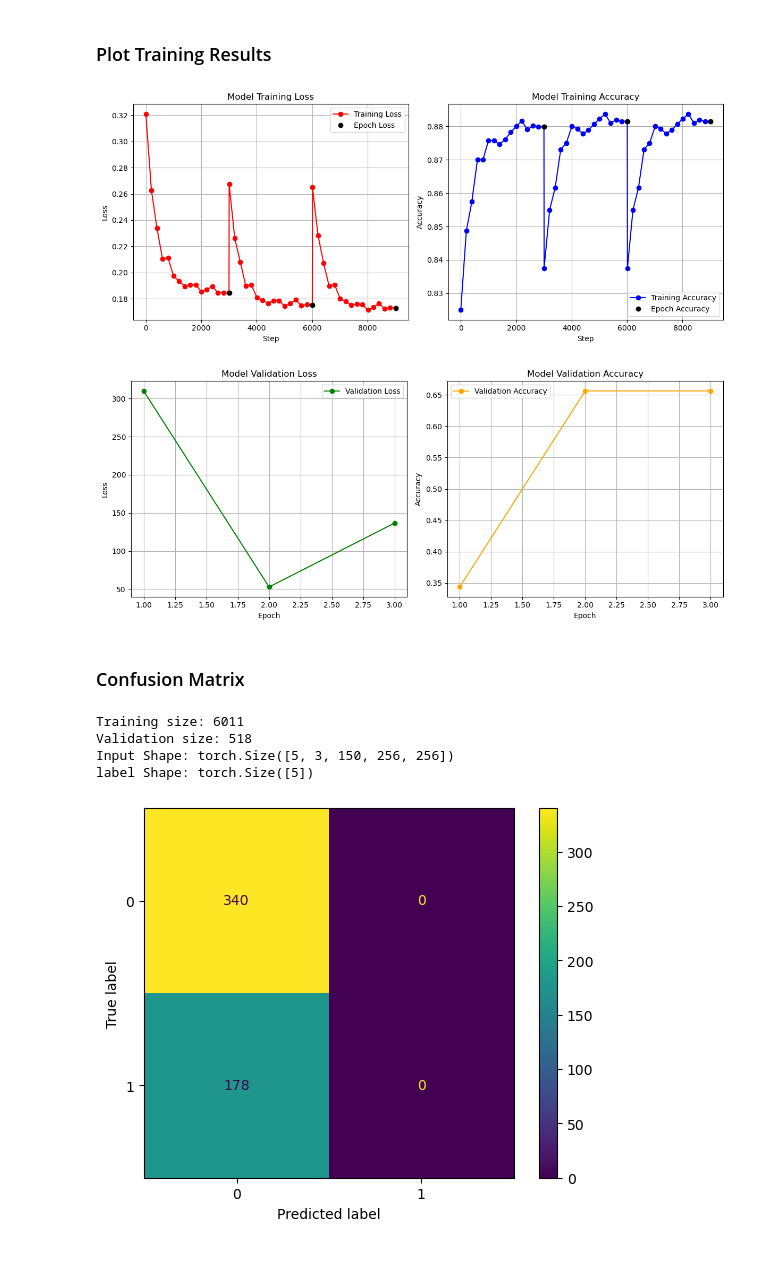
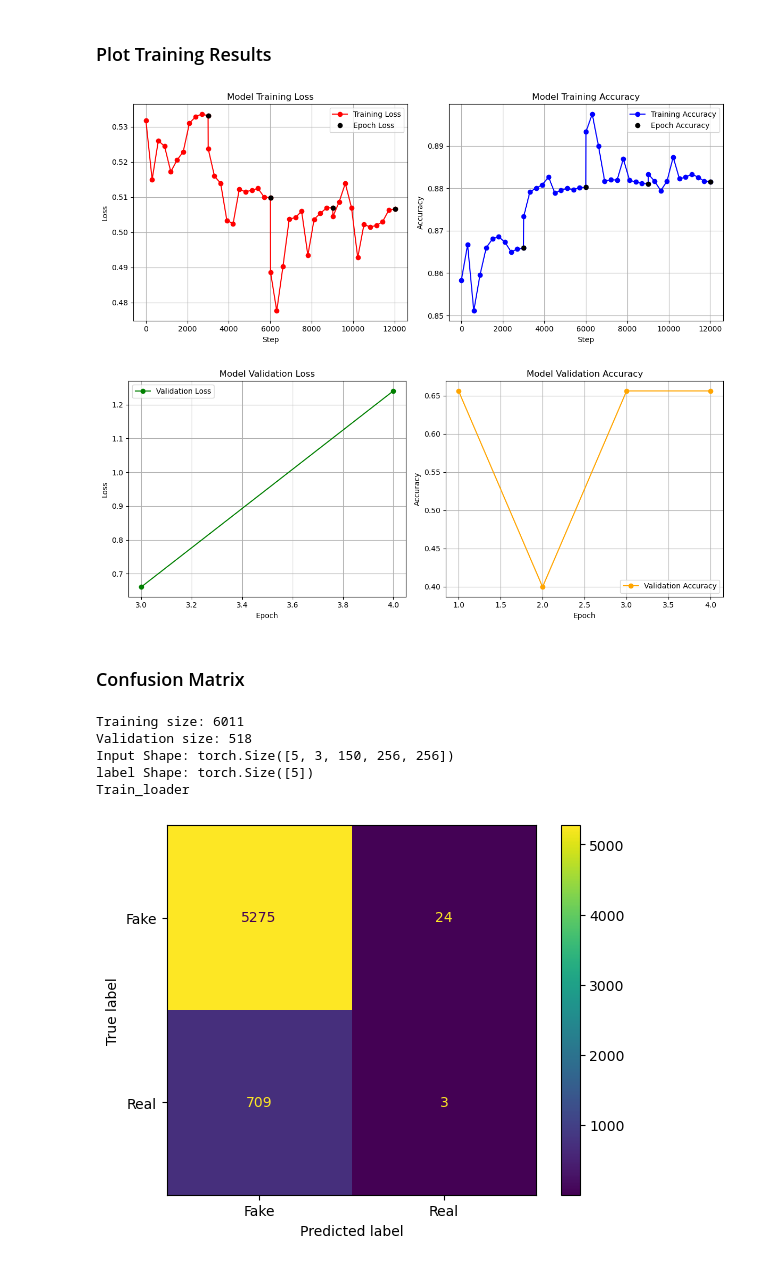
Before and after one commit to ftvs/maliciousai, a Jupyter notebook: s3d.ipynb, the cells around one changed output. Cells and saved outputs as stored; diff of their text form; code cells hidden in the pictures.

Commit message:
- trained 2nd version of model

```diff
--- a/s3d.ipynb
+++ b/s3d.ipynb
@@ -251,7 +308,7 @@ step_range = np.array([])
 # print(epochs)
 
 for i in epochs:
-    range = np.arange(start=((i-1)*3006), stop=i*3006, step=200)
+    range = np.arange(start=((i-1)*3006), stop=i*3006, step=300)
     step_range = np.append(step_range,range).astype(int)
 
 # print(step_range)
@@ -306,24 +363,25 @@ plt.legend()
 plt.tight_layout()
 plt.show()
 # %% [output]
-[figure, old version]
+[figure, new version]
-[figure, old version]
+[figure, new version]
 # %% [markdown]
 ### Confusion Matrix
 # %%
 device = torch.device("cuda" if torch.cuda.is_available() else "cpu")
 dataset_path = "data"
-model_path = "s3d_rgb_last_full.pth"
+model_path = "s3d_rgb_last_full_v2.pth"
 batch_size = 5
-val_loss, val_accuracy, val_cm = eval_s3d(dataset_path,batch_size,device,model_path)
+train_loss, train_accuracy, train_cm = eval_s3d(dataset_path,batch_size,device,model_path)
 
-cm_display = metrics.ConfusionMatrixDisplay(confusion_matrix = val_cm, display_labels = ['Fake', 'Real'])
+cm_display = metrics.ConfusionMatrixDisplay(confusion_matrix = train_cm, display_labels = ['Fake', 'Real'])
 
 cm_display.plot()
 plt.show()
 # %% [output]
 Training size: 6011
 Validation size: 518
 Input Shape: torch.Size([5, 3, 150, 256, 256])
 label Shape: torch.Size([5])
+Train_loader
-[figure, old version]
+[figure, new version]
```
Also changed, not shown: parts of 7 cells of this notebook, 4 other files.
